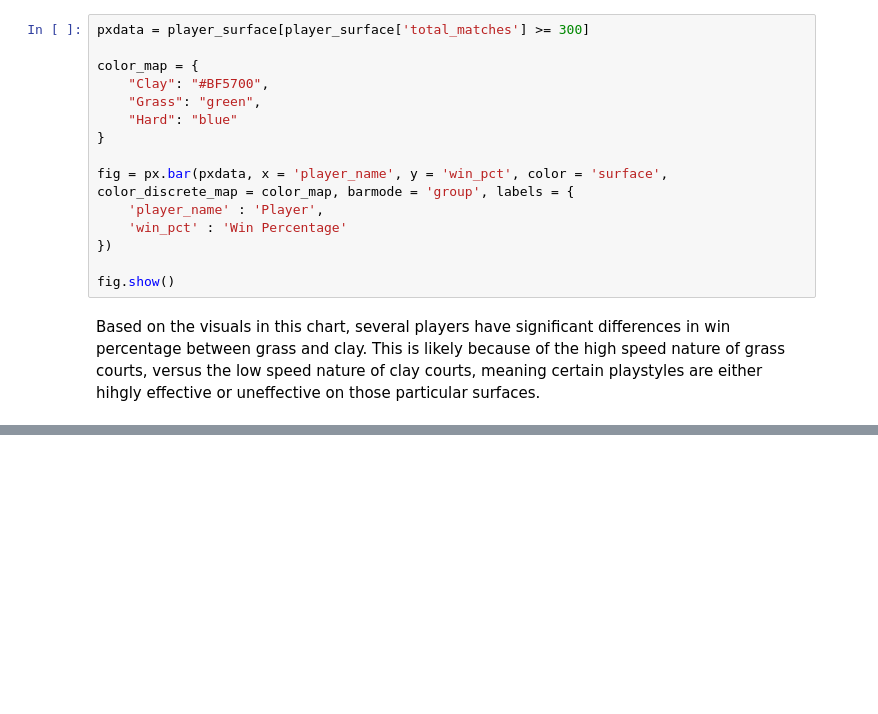
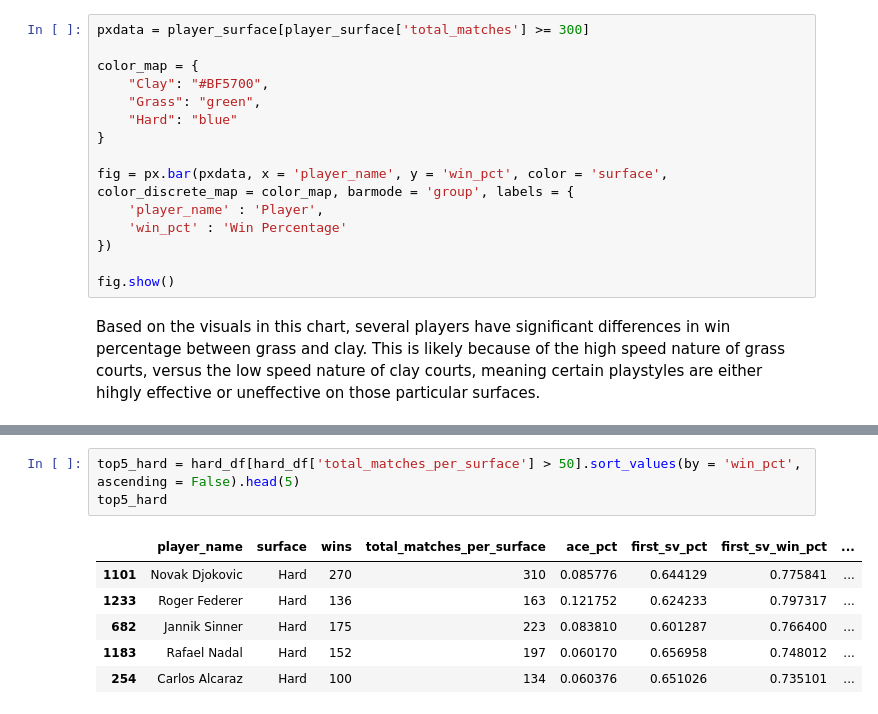
Before and after one commit to jpbombard/ATP_Tour_Analysis, a Jupyter notebook: analysis/Surface_Analysis.ipynb, the cells around one changed output, grey strips where cells are left out. Drawn from its saved outputs; the diff is of its cells as text; blank space fills up the shorter version.

```diff
--- a/Surface_Analysis.ipynb
+++ b/analysis/Surface_Analysis.ipynb
@@ -138,0 +182,10 @@ Based on the visuals in this chart, several players have significant differences
+# %%
+top5_hard = hard_df[hard_df['total_matches_per_surface'] > 50].sort_values(by = 'win_pct', ascending = False).head(5)
+top5_hard
+# %% [output]
+|  | player_name | surface | wins | total_matches_per_surface | ace_pct | first_sv_pct | first_sv_win_pct | ... |
+| 1101 | Novak Djokovic | Hard | 270 | 310 | 0.085776 | 0.644129 | 0.775841 | ... |
+| 1233 | Roger Federer | Hard | 136 | 163 | 0.121752 | 0.624233 | 0.797317 | ... |
+| 682 | Jannik Sinner | Hard | 175 | 223 | 0.083810 | 0.601287 | 0.766400 | ... |
+| 1183 | Rafael Nadal | Hard | 152 | 197 | 0.060170 | 0.656958 | 0.748012 | ... |
+| 254 | Carlos Alcaraz | Hard | 100 | 134 | 0.060376 | 0.651026 | 0.735101 | ... |
```
Also changed, not shown: parts of 5 cells of this notebook, 10 other files.
